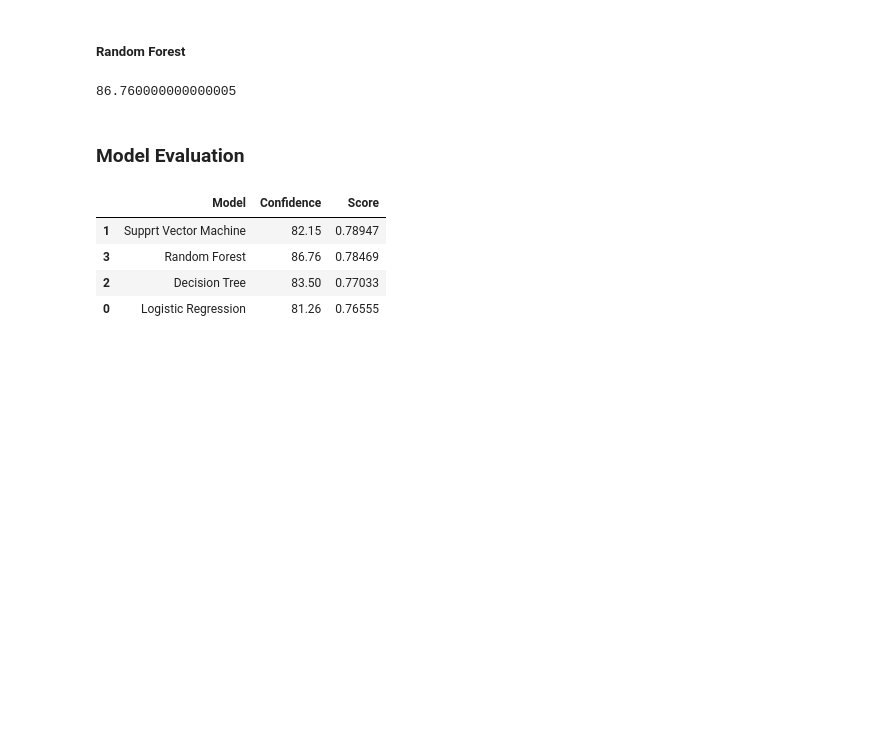
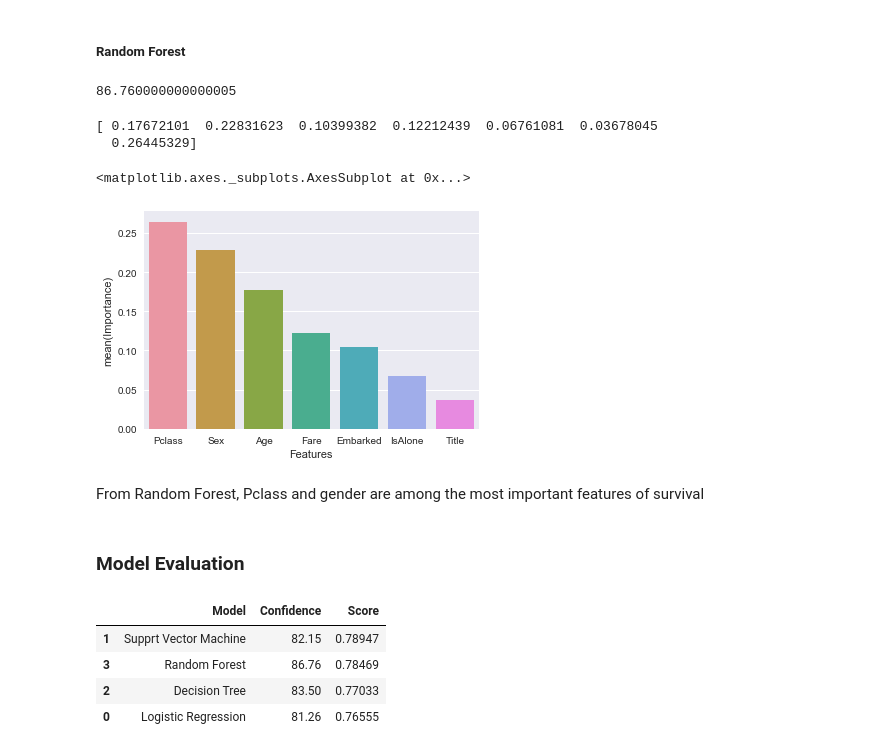
Before and after one commit to r96941046/Titanic, a Jupyter notebook: Titanic Survival.ipynb, the cells around one changed output. Saved outputs shown, nothing was run; the diff lists cells and outputs as text; code cells hidden in the pictures; blank space fills up the shorter version.

Commit message:
Random forest feature importance

```diff
--- a/Titanic Survival.ipynb
+++ b/Titanic Survival.ipynb
@@ -746,6 +746,29 @@ forest_accuracy = round(forest_clf.score(X_train, Y_train) * 100, 2)
 forest_accuracy
 # %% [output]
 86.760000000000005
+# %%
+importances = forest_clf.feature_importances_
+print(importances)
+importance_rank = np.argsort(importances)[::-1]
+# %% [output]
+[ 0.17672101  0.22831623  0.10399382  0.12212439  0.06761081  0.03678045
+  0.26445329]
+# %%
+sns.barplot(
+    x='Features',
+    y='Importance',
+    data=pd.DataFrame(
+        {
+            'Features': list(train.columns[1:]),
+            'Importance': [importances[r] for r in importance_rank]
+        }
+    )
+)
+# %% [output]
+<matplotlib.axes._subplots.AxesSubplot at 0x...>
+[figure, added]
+# %% [markdown]
+From Random Forest, Pclass and gender are among the most important features of survival
 # %%
 # Export csv and submit to Kaggle
 
```
Also changed, not shown: parts of 5 cells of this notebook, 11 other files.
